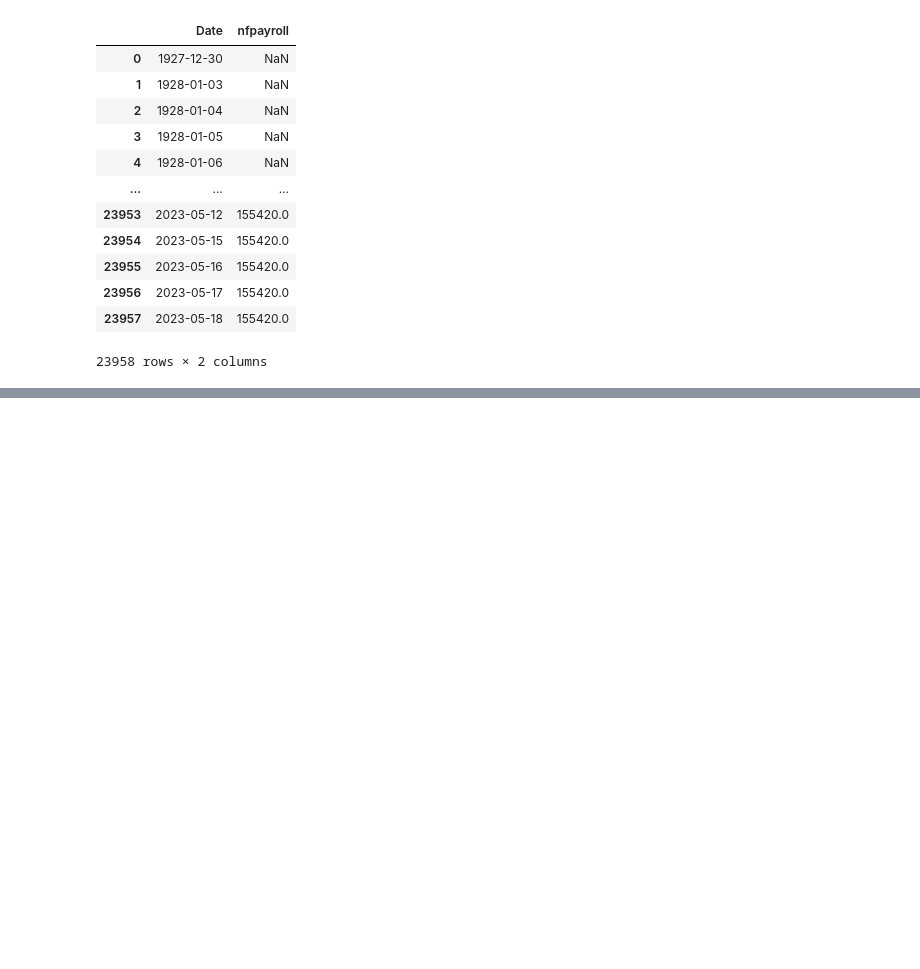
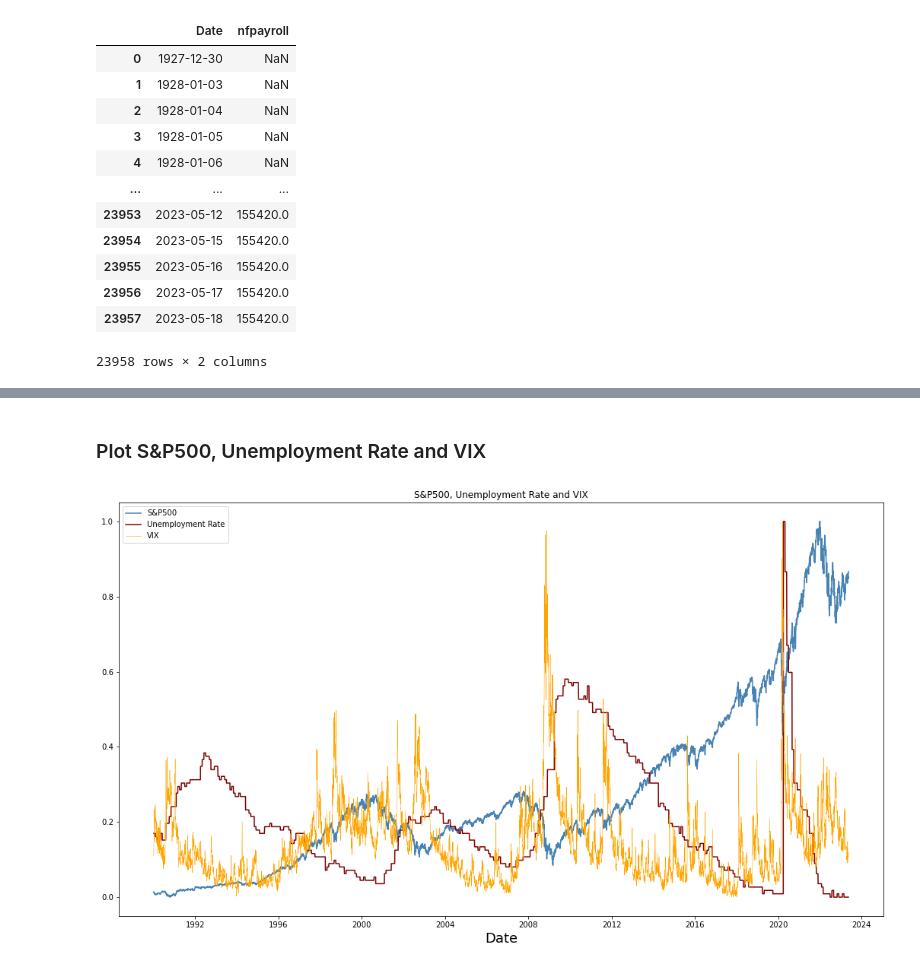
Before and after one commit to AjayNSS/SP500, a Jupyter notebook: notebook/sp500_eda.ipynb, the cells around one changed output, grey strips where cells are left out. Drawn from its saved outputs; the diff is of its cells as text; code cells hidden in the pictures; blank space fills up the shorter version.

```diff
--- a/notebook/sp500_eda.ipynb
+++ b/notebook/sp500_eda.ipynb
@@ -726,16 +161,0 @@ unemployment
-# %%
-unemployment = unemployment.melt(id_vars='Year', var_name='Month', value_name='Value')
-unemployment = unemployment.dropna()
-
-#Map month abbreviations to numerical representation
-unemployment['Month'] = unemployment['Month'].apply(lambda x: datetime.strptime(x, '%b').month)
-
-#Concatenate Year and Month columns
-unemployment['Year'] = unemployment['Year'].astype(str) + '-' + unemployment['Month'].astype(str)
-unemployment= unemployment.drop(['Month'], axis=1)
-unemployment = unemployment.sort_values(by=['Year'], ascending=True)
-unemployment = unemployment.rename(columns={"Year": "Date"})
-unemployment['Date'] = pd.to_datetime(unemployment['Date'], utc=True).dt.date
-unemployment= unemployment.sort_values(by=['Date'], ascending=True)
-unemployment = unemployment.reset_index(drop=True)
-unemployment
@@ -756,5 +161,0 @@ unemployment
-# %%
-unemployment['Date'] = pd.to_datetime(unemployment['Date'], utc=True).dt.date
-unemployment['Date'] = unemployment['Date'].astype('datetime64[ns]')
-unemployment.sort_values(by=['Date'], ascending=True)
-unemployment
@@ -775,6 +161,0 @@ unemployment
-# %%
-unemployment['Date'] = pd.to_datetime(unemployment['Date'], utc=True).dt.date
-unemployment['Date'] = unemployment['Date'].astype('datetime64[ns]')
-u1 = unemployment.groupby(unemployment.Date.dt.year)['Value'].count().reset_index(name='count', drop = True)
-#u1[u1['count'] > 12]
-u1
@@ -854,0 +192,15 @@ unemp
+# %% [markdown]
+### Plot S&P500, Unemployment Rate and VIX
+# %%
+#Plot S&P500, Interest Rates and Nonfarm Payroll
+
+plt.figure(figsize=(18,10))
+plt.plot(sp["Date"].to_numpy(), sp["Close"].to_numpy(), label='S&P500', color='steelblue')
+plt.plot(unemployment["Date"].to_numpy(), unemployment["Value"].to_numpy(), label='Unemployment Rate', color='maroon')
+plt.plot(vix["Date"].to_numpy(), vix["Close"].to_numpy(), label='VIX', color='orange', linewidth=.5)
+plt.xlabel('Date',fontsize=18)
+plt.title('S&P500, Unemployment Rate and VIX')
+plt.legend()
+plt.show()
+# %% [output]
+[figure, added]
```
Also changed, not shown: parts of 74 cells of this notebook.
